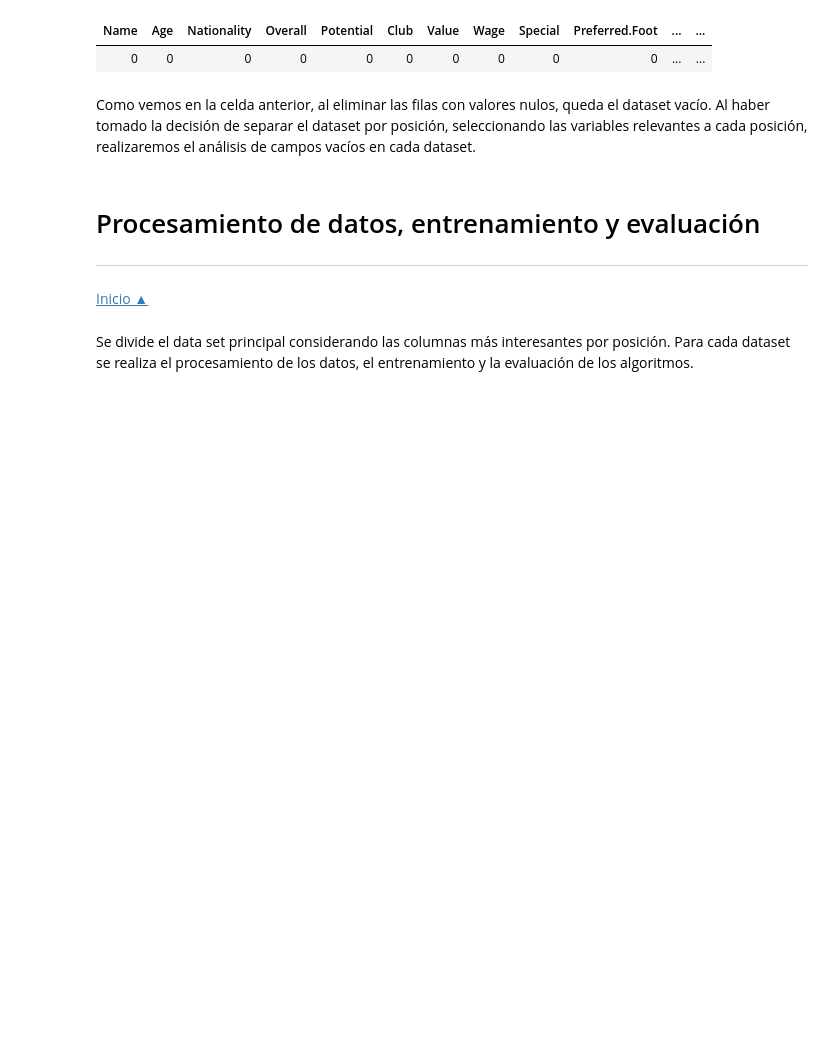
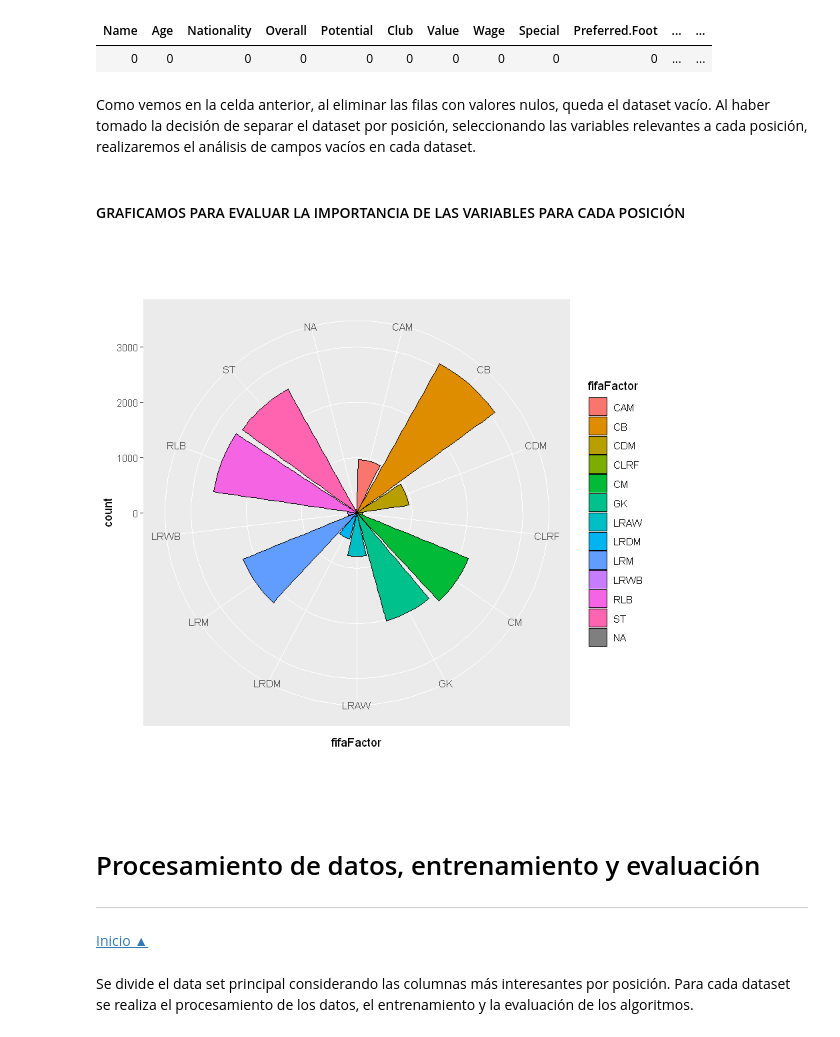
Before and after one commit to LauraRodriguezCanova/MachineLearning, a Jupyter notebook: TallerMachineLearning_DevIT.ipynb, the cells around one changed output. Drawn from its saved outputs; the diff is of its cells as text; code cells hidden in the pictures; blank space fills up the shorter version.

```diff
--- a/TallerMachineLearning_DevIT.ipynb
+++ b/TallerMachineLearning_DevIT.ipynb
@@ -469,6 +474,13 @@ summarise_all(fifaNotNull, funs(sum(is.na(.))))
 # %% [markdown]
 Como vemos en la celda anterior, al eliminar las filas con valores nulos, queda el dataset vacío.
 Al haber tomado la decisión de separar el dataset por posición, seleccionando las variables relevantes a cada posición, realizaremos el análisis de campos vacíos en cada dataset.
+# %% [markdown]
+#### GRAFICAMOS PARA EVALUAR LA IMPORTANCIA DE LAS VARIABLES PARA CADA POSICIÓN
+# %%
+
+ggplot(data = fifaClean, aes(x = fifaFactor, fill=fifaFactor)) + geom_bar(colour= "black", size = 0.3 ) +  coord_polar()
+# %% [output]
+[figure, added]
 # %% [markdown]
 <a id='Datasets'></a>
 
```
Also changed, not shown: parts of 87 cells of this notebook.
